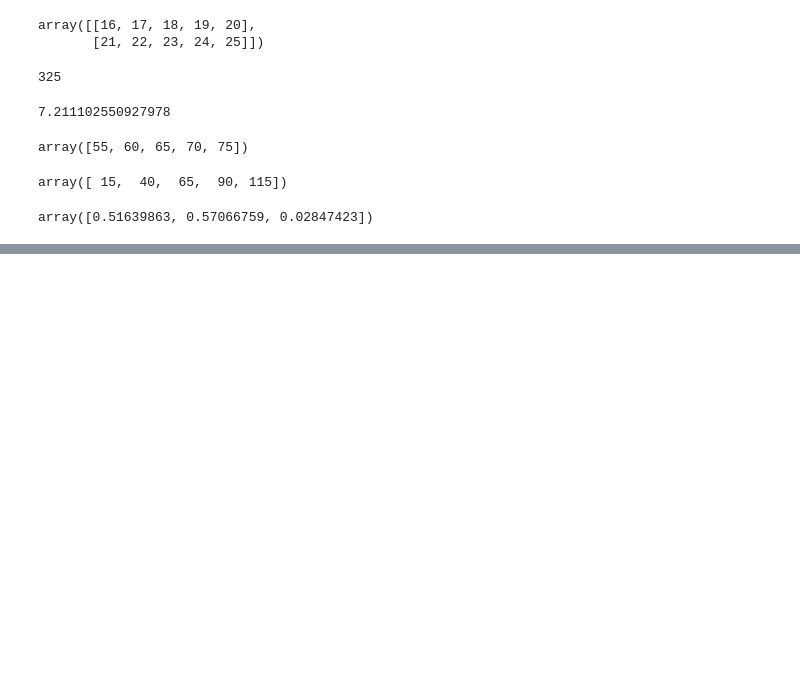
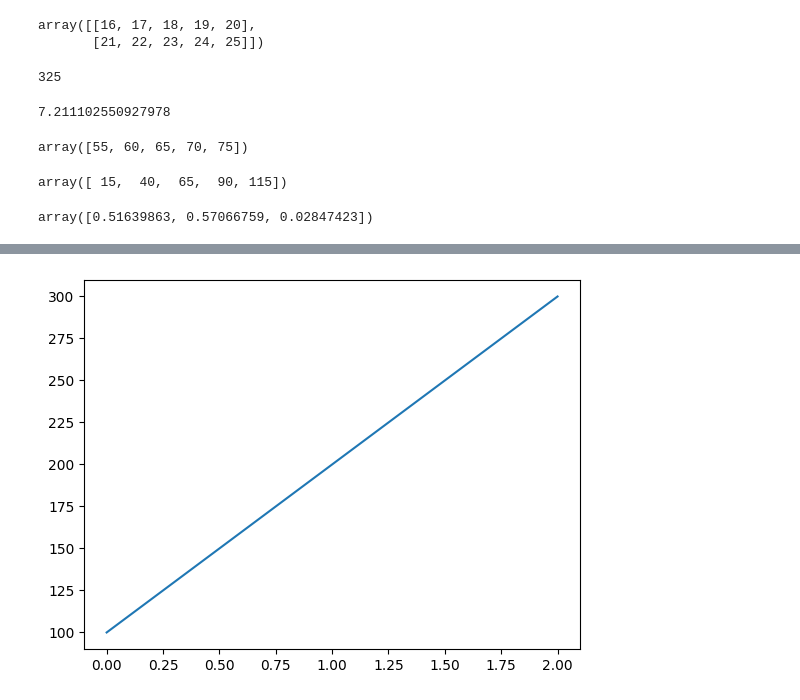
Before and after one commit to miller00315/ia_studies, a Jupyter notebook: python_tips.ipynb, the cells around one changed output, grey strips where cells are left out. Drawn from its saved outputs; the diff is of its cells as text; code cells hidden in the pictures; blank space fills up the shorter version.

```diff
--- a/python_tips.ipynb
+++ b/python_tips.ipynb
@@ -504,0 +1282,8 @@ array([0.51639863, 0.57066759, 0.02847423])
+# %%
+x = [0,1,2]
+y=[100, 200, 300]
+# %%
+plt.plot(x, y)
+plt.show()
+# %% [output]
+[figure, added]
```
Also changed, not shown: parts of 127 cells of this notebook.
